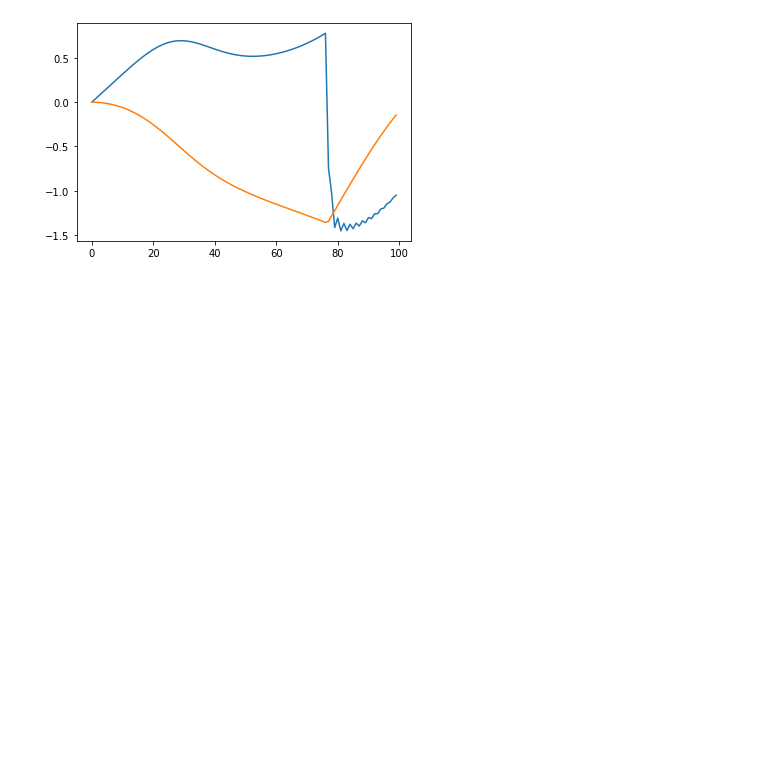
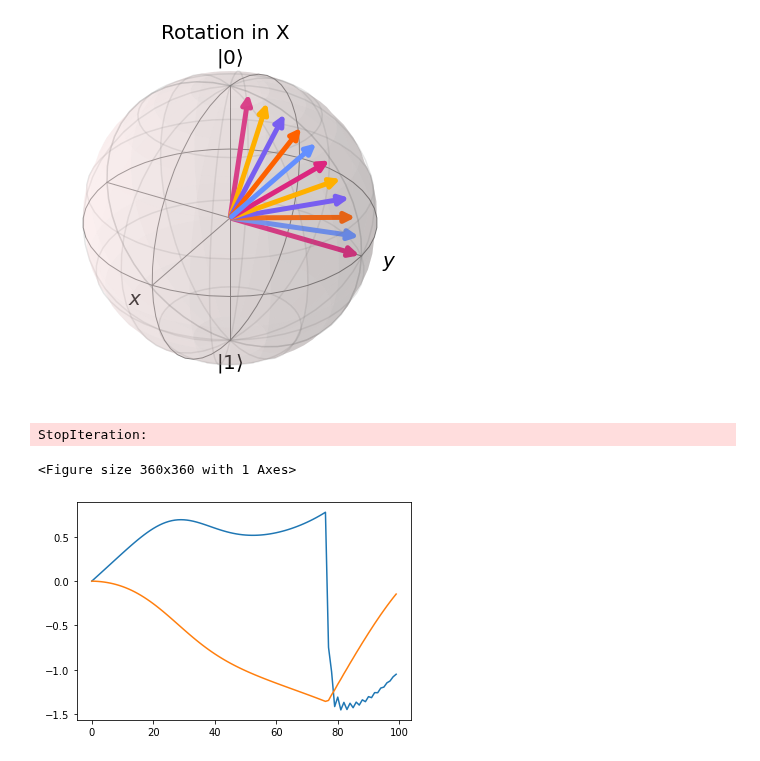
Before and after one commit to Sultanow/quantum, a Jupyter notebook: bloch_sphere/rotate_su2_qiskit_showcase.ipynb, the cells around one changed output. Cells and saved outputs as stored; diff of their text form; code cells hidden in the pictures; blank space fills up the shorter version.

```diff
--- a/bloch_sphere/rotate_su2_qiskit_showcase.ipynb
+++ b/bloch_sphere/rotate_su2_qiskit_showcase.ipynb
@@ -407,3 +445,12 @@ _bloch2.render()
+# %%
+ax[1,0]
+# %% [output]
+[figure, added]
+# %%
+ax[4,0]
+# %% [output]
+StopIteration:
+<Figure size 360x360 with 1 Axes>
 # %%
 #Error propagation
 
```
Also changed, not shown: parts of 7 cells of this notebook.
